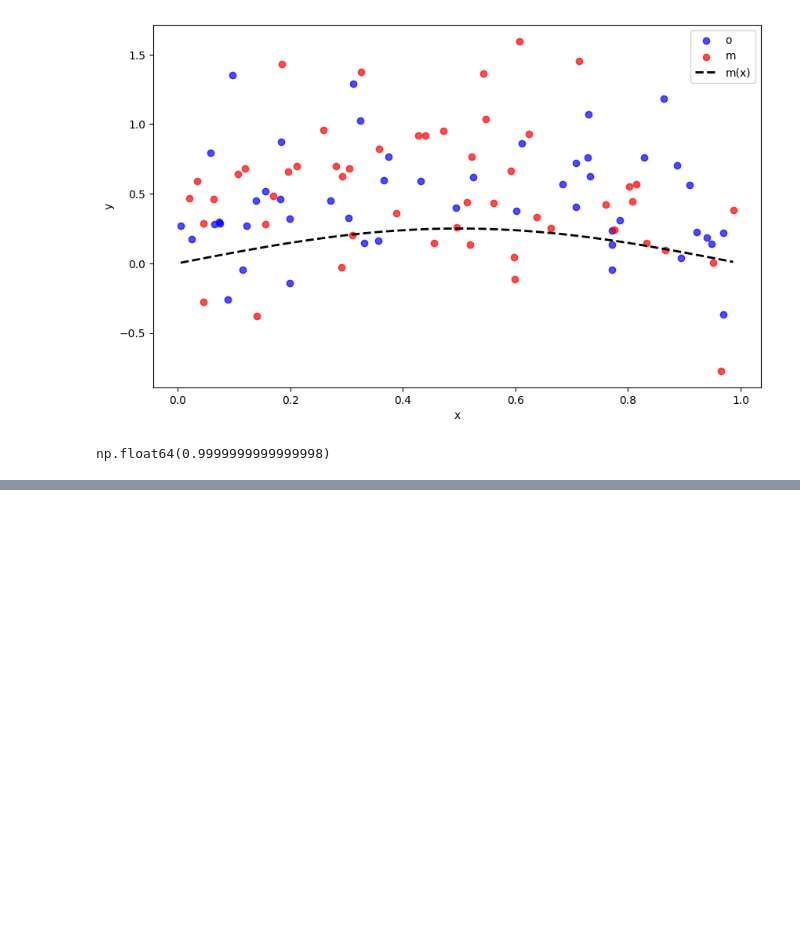
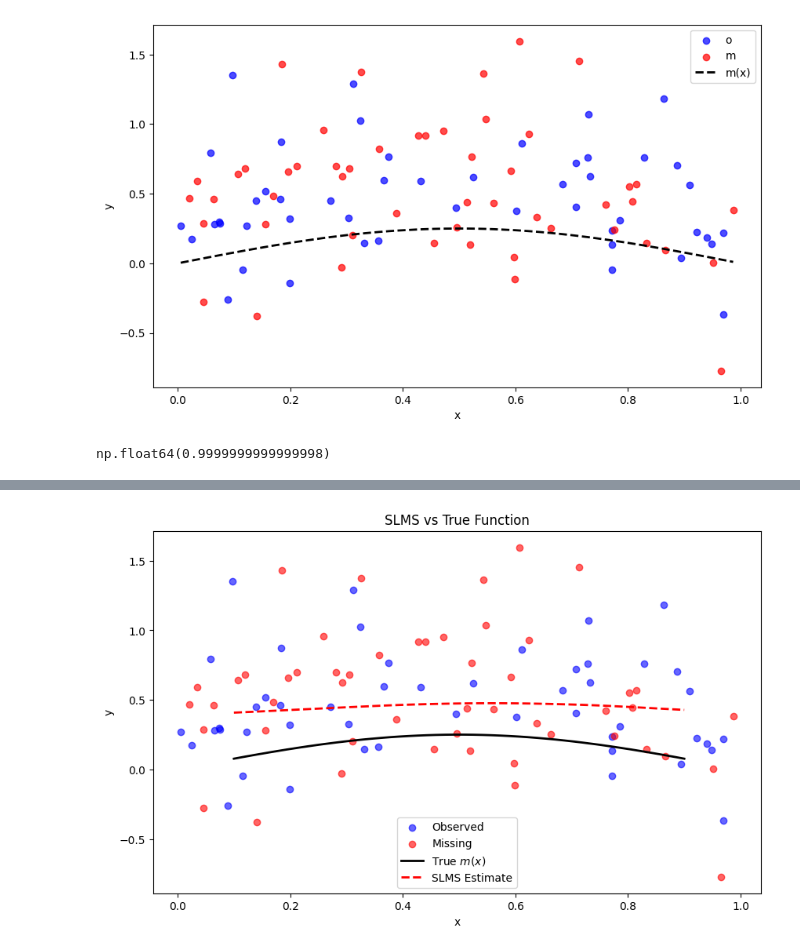
Before and after one commit to Affane21/Robust-nonparametric-estimation-of-regression-for-missing-data, a Jupyter notebook: notebooks/full_simulation.ipynb, the cells around one changed output, grey strips where cells are left out. Saved outputs shown, nothing was run; the diff lists cells and outputs as text; code cells hidden in the pictures; blank space fills up the shorter version.

Commit message:
I finished organizing the code and calling slms_estimator

```diff
--- a/notebooks/full_simulation.ipynb
+++ b/notebooks/full_simulation.ipynb
@@ -175,0 +177,21 @@ TypeError: slms_estimator() got an unexpected keyword argument 'psi'
+# %%
+x_grid = np.linspace(0.1, 0.9, 50)
+m_estimates = []
+
+for x0 in x_grid:
+    m_hat = slms_estimator(x, y, delta, x0, h=0.3, psi=huber_psi, kernel=gaussian_kernel)
+    m_estimates.append(m_hat)
+
+# الرسم
+plt.figure(figsize=(10, 6))
+plt.scatter(x[delta==1], y[delta==1], label='Observed', alpha=0.6, color='blue')
+plt.scatter(x[delta==0], y[delta==0], label='Missing', alpha=0.6, color='red')
+plt.plot(x_grid, 0.25 * np.sin(np.pi * x_grid), 'k-', label='True $m(x)$', lw=2)
+plt.plot(x_grid, m_estimates, 'r--', label='SLMS Estimate', lw=2)
+plt.xlabel('x')
+plt.ylabel('y')
+plt.title('SLMS vs True Function')
+plt.legend()
+plt.show()
+# %% [output]
+[figure, added]
```
Also changed, not shown: parts of 1 cell of this notebook, 1 other file.
